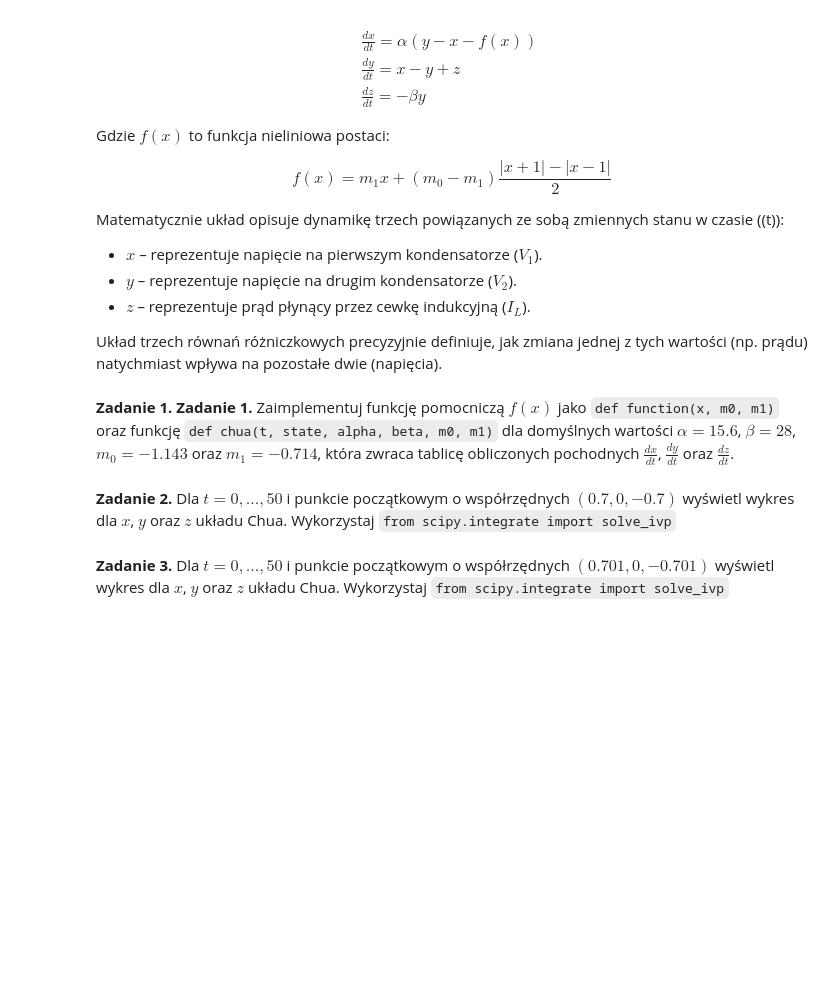
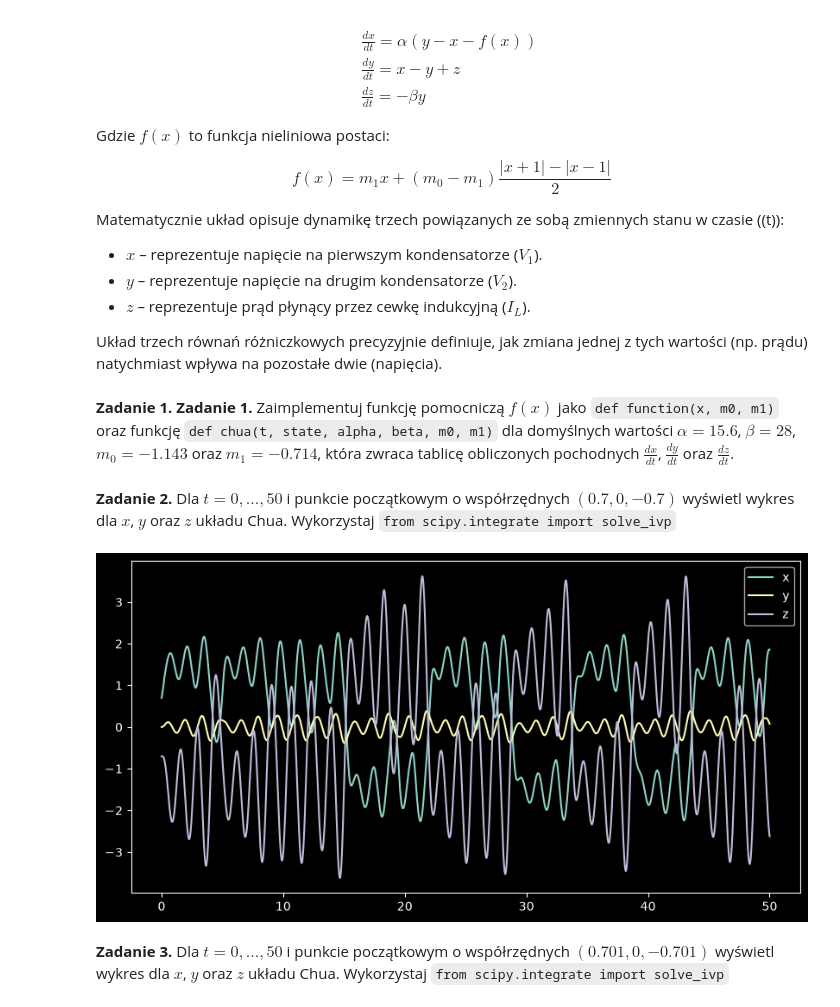
Before and after one commit to konradziel/CC_Computer_Simulations, a Jupyter notebook: SK_Lab_02_Chua_temp.ipynb, the cells around one changed output. Drawn from its saved outputs; the diff is of its cells as text; code cells hidden in the pictures; blank space fills up the shorter version.

```diff
--- a/SK_Lab_02_Chua_temp.ipynb
+++ b/SK_Lab_02_Chua_temp.ipynb
@@ -38,7 +43,35 @@ Matematycznie układ opisuje dynamikę trzech powiązanych ze sobą zmiennych st
 Układ trzech równań różniczkowych precyzyjnie definiuje, jak zmiana jednej z tych wartości (np. prądu) natychmiast wpływa na pozostałe dwie (napięcia).
 # %% [markdown]
 **Zadanie 1.** **Zadanie 1.** Zaimplementuj funkcję pomocniczą $f(x)$ jako <code>def function(x, m0, m1)</code> oraz funkcję <code>def chua(t, state, alpha, beta, m0, m1)</code> dla domyślnych wartości $\alpha=15.6$, $\beta=28$, $m_0=-1.143$ oraz $m_1=-0.714$, która zwraca tablicę obliczonych pochodnych $\frac{dx}{dt}$, $\frac{dy}{dt}$ oraz $\frac{dz}{dt}$.
+# %%
+from jedi.settings import dynamic_params
+
+
+def function(x, m0=-1.143, m1=-0.714):
+    return m1 * x + (m0 - m1) * (abs(x+1)-abs(x-1))/2
+
+def chua(t, state, alpha=15.6, beta=28, m0=-1.143, m1=-0.714):
+    x, y, z = state
+    dx = alpha * (y - x - function(x, m0, m1))
+    dy = x - y + z
+    dz = - beta * y
+    return [dx, dy, dz]
 # %% [markdown]
 **Zadanie 2.** Dla $t=0,...,50$ i punkcie początkowym o współrzędnych $(0.7,0,-0.7)$ wyświetl wykres dla $x$, $y$ oraz $z$ układu Chua. Wykorzystaj <code>from scipy.integrate import solve_ivp</code>
+# %%
+t_span = (0, 50)
+t_eval = np.linspace(*t_span, 10000)
+
+sol_1 = solve_ivp(chua, t_span, [0.7, 0, -0.7], t_eval=t_eval)
+
+plt.figure(figsize=(10, 5))
+plt.plot(sol_1.t, sol_1.y[0], label="x")
+plt.plot(sol_1.t, sol_1.y[1], label="y")
+plt.plot(sol_1.t, sol_1.y[2], label="z")
+
+plt.legend()
+plt.show()
+# %% [output]
+[figure, added]
 # %% [markdown]
 **Zadanie 3.** Dla $t=0,...,50$ i punkcie początkowym o współrzędnych $(0.701, 0, -0.701)$ wyświetl wykres dla $x$, $y$ oraz $z$ układu Chua. Wykorzystaj <code>from scipy.integrate import solve_ivp</code>
```
Also changed, not shown: parts of 10 cells of this notebook.
